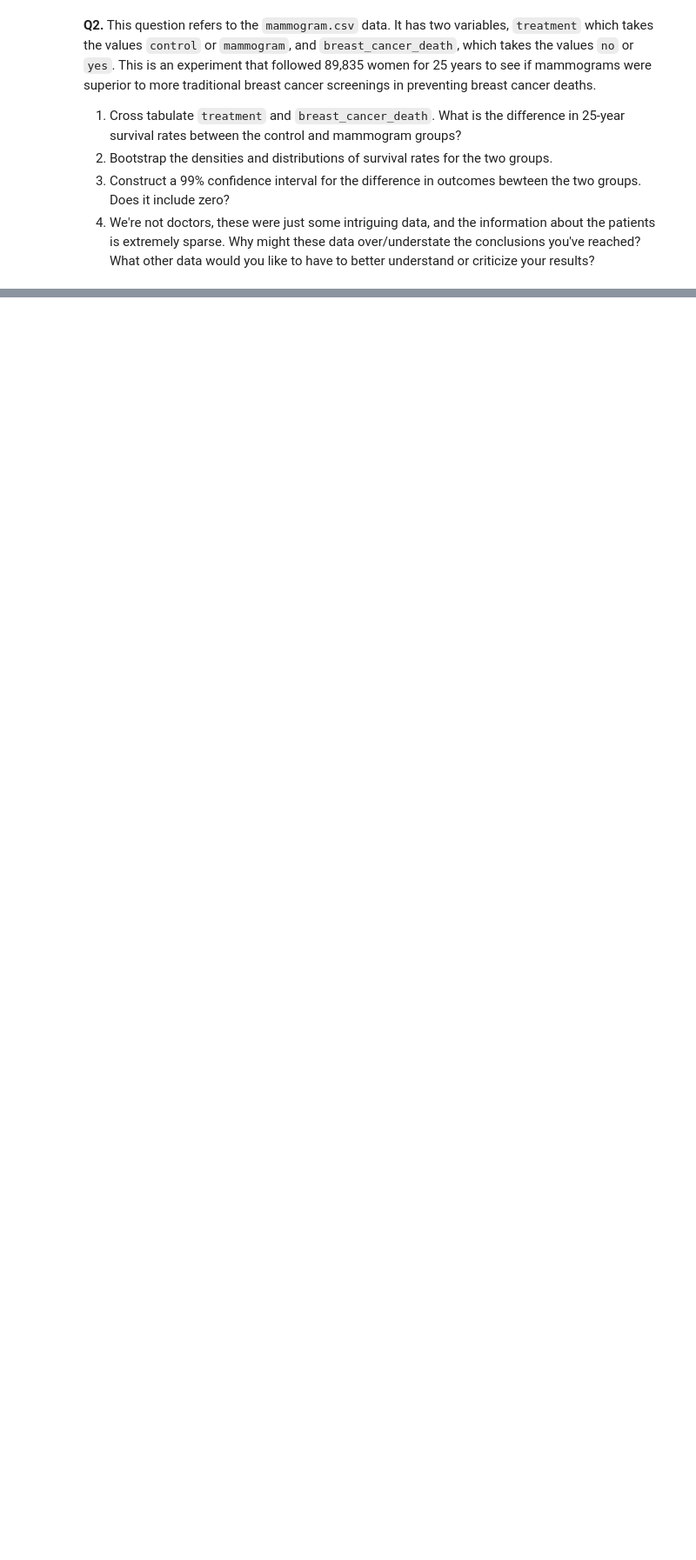
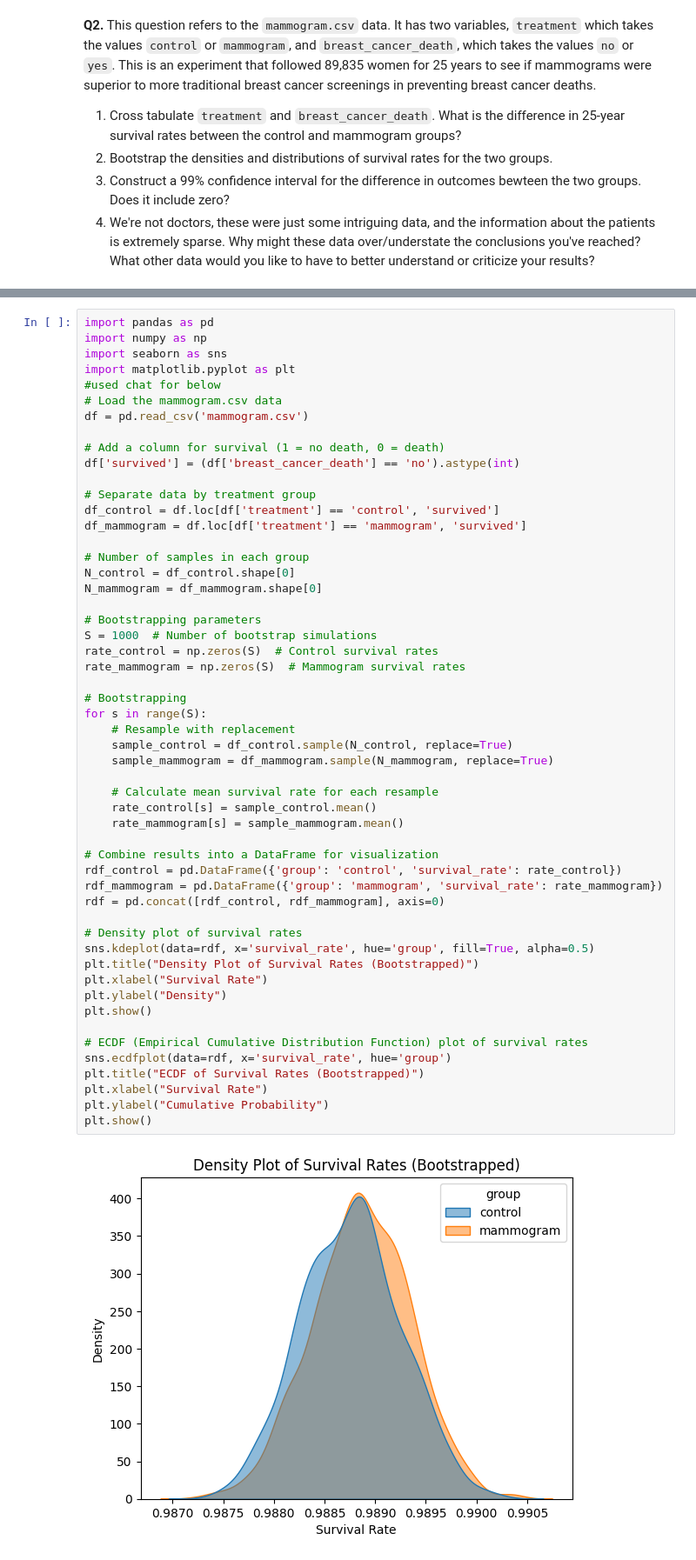
Before and after one commit to annagirerd/the_bootstrap, a Jupyter notebook: assignment_5.ipynb, the cells around one changed output, grey strips where cells are left out. Shown: that part at 87% size. Saved outputs shown, nothing was run; the diff lists cells and outputs as text; blank space fills up the shorter version.

```diff
--- a/assignment_5.ipynb
+++ b/assignment_5.ipynb
@@ -92,0 +233,55 @@ The probability of rolling k on one die is 36/216, so all of them are
+# %%
+import pandas as pd
+import numpy as np
+import seaborn as sns
+import matplotlib.pyplot as plt
+#used chat for below
+# Load the mammogram.csv data
+df = pd.read_csv('mammogram.csv')
+
+# Add a column for survival (1 = no death, 0 = death)
+df['survived'] = (df['breast_cancer_death'] == 'no').astype(int)
+
+# Separate data by treatment group
+df_control = df.loc[df['treatment'] == 'control', 'survived']
+df_mammogram = df.loc[df['treatment'] == 'mammogram', 'survived']
+
+# Number of samples in each group
+N_control = df_control.shape[0]
+N_mammogram = df_mammogram.shape[0]
+
+# Bootstrapping parameters
+S = 1000  # Number of bootstrap simulations
+rate_control = np.zeros(S)  # Control survival rates
+rate_mammogram = np.zeros(S)  # Mammogram survival rates
+
+# Bootstrapping
+for s in range(S):
+    # Resample with replacement
+    sample_control = df_control.sample(N_control, replace=True)
+    sample_mammogram = df_mammogram.sample(N_mammogram, replace=True)
+
+    # Calculate mean survival rate for each resample
+    rate_control[s] = sample_control.mean()
+    rate_mammogram[s] = sample_mammogram.mean()
+
+# Combine results into a DataFrame for visualization
+rdf_control = pd.DataFrame({'group': 'control', 'survival_rate': rate_control})
+rdf_mammogram = pd.DataFrame({'group': 'mammogram', 'survival_rate': rate_mammogram})
+rdf = pd.concat([rdf_control, rdf_mammogram], axis=0)
+
+# Density plot of survival rates
+sns.kdeplot(data=rdf, x='survival_rate', hue='group', fill=True, alpha=0.5)
+plt.title("Density Plot of Survival Rates (Bootstrapped)")
+plt.xlabel("Survival Rate")
+plt.ylabel("Density")
+plt.show()
+
+# ECDF (Empirical Cumulative Distribution Function) plot of survival rates
+sns.ecdfplot(data=rdf, x='survival_rate', hue='group')
+plt.title("ECDF of Survival Rates (Bootstrapped)")
+plt.xlabel("Survival Rate")
+plt.ylabel("Cumulative Probability")
+plt.show()
+# %% [output]
+[figure, added]
```
Also changed, not shown: parts of 12 cells of this notebook.
